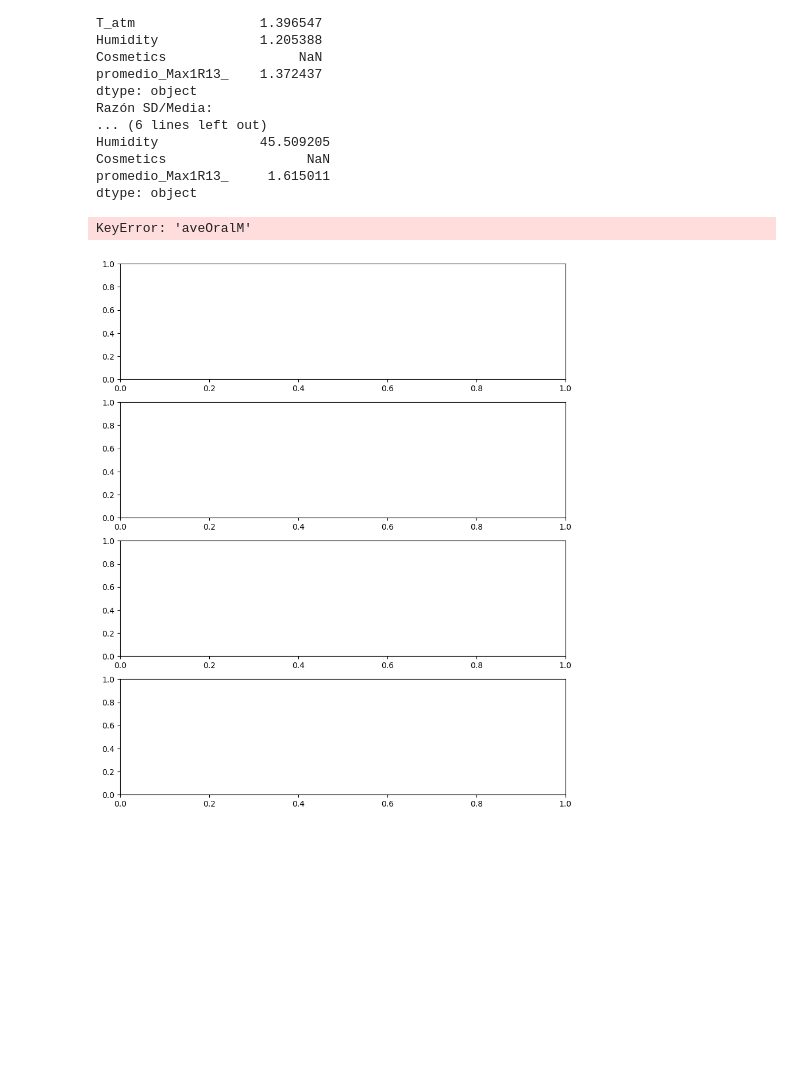
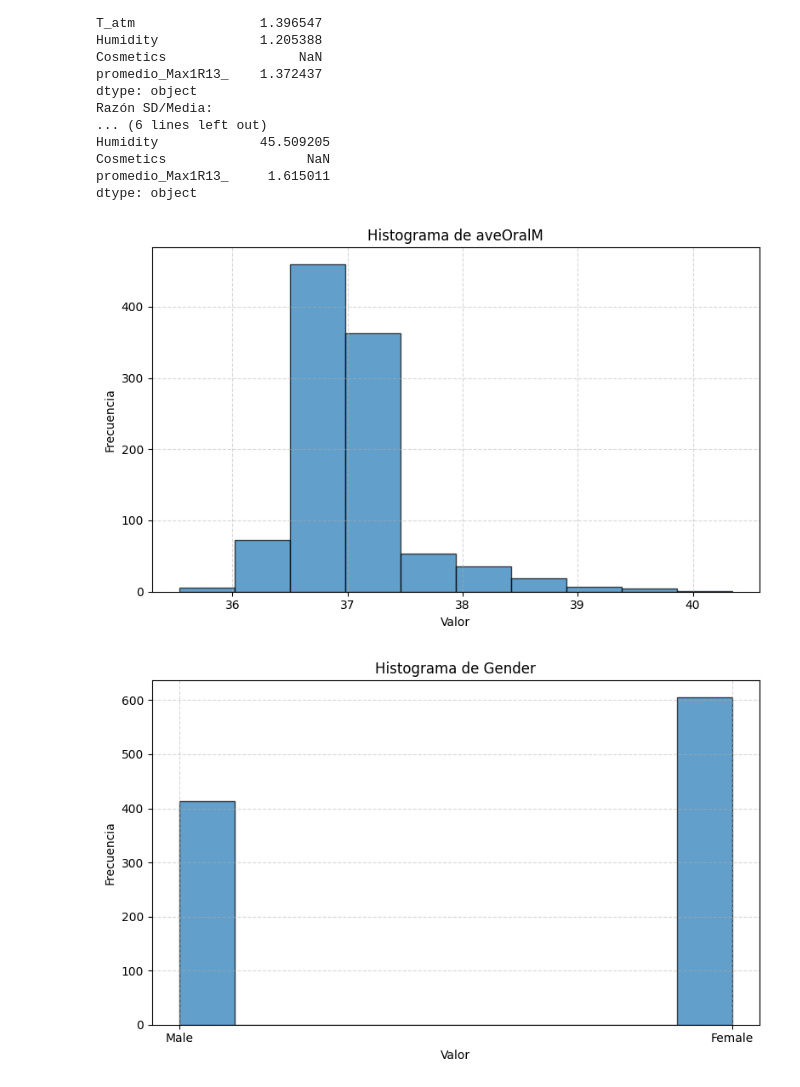
Before and after one commit to CarolinaTabordav/Proyecto-1-estad-stica, a Jupyter notebook: PROYECTO DE ESTADÍSTICA NOTEBOOK.ipynb, the cells around one changed output. Saved outputs shown, nothing was run; the diff lists cells and outputs as text; code cells hidden in the pictures; blank space fills up the shorter version.

Commit message:
histograma y caja de bigotes

```diff
--- a/PROYECTO DE ESTADÍSTICA NOTEBOOK.ipynb
+++ b/PROYECTO DE ESTADÍSTICA NOTEBOOK.ipynb
@@ -190,27 +190,37 @@ print("Outliers encontrados en list_7:", outliers_8)
 print("¿Hay datos atípicos en list_7?", hay_atipicos_8)
 print("Cantidad de datos atípicos en list_7:", cantidad_8)
 # %%
-#Histogramas
-fig, ax = plt.subplots(4, 1, figsize=(10, 12))
 
-ax[0].hist(df['aveOralM'], bins=10, color='skyblue', edgecolor='black')
-ax[0].set_xlabel("aveOralM")
-ax[0].set_ylabel("Frecuencia")
+import matplotlib.pyplot as plt
 
-ax[1].hist(df['T_atm'], bins=10, color='lightgreen', edgecolor='black')
-ax[1].set_xlabel("T_atm (°C)")
-ax[1].set_ylabel("Frecuencia")
+def graficar_histograma(datos, bins=10, titulo="Histograma", xlabel="Valor", ylabel="Frecuencia"):
+    """
+    Grafica un histograma a partir de una lista de datos.
 
-ax[2].hist(df['Humidity'], bins=10, color='salmon', edgecolor='black')
-ax[2].set_xlabel("Humidity")
-ax[2].set_ylabel("Frecuencia")
+    Parámetros:
+    - datos: lista de valores numéricos
+    - bins: número de divisiones del histograma (por defecto 10)
+    - titulo: título del gráfico
+    - xlabel: etiqueta del eje X
+    - ylabel: etiqueta del eje Y
+    """
+    plt.figure(figsize=(8, 5))
+    plt.hist(datos, bins=bins, edgecolor='black', alpha=0.7)
+    plt.title(titulo)
+    plt.xlabel(xlabel)
+    plt.ylabel(ylabel)
+    plt.grid(True, linestyle='--', alpha=0.5)
+    plt.tight_layout()
+    plt.show()
 
-ax[3].hist(df['Promedio_Max1R13_'], bins=10, color='plum', edgecolor='black')
-ax[3].set_xlabel("Promedio_Max1R13_")
-ax[3].set_ylabel("Frecuencia")
-
-plt.tight_layout()
-plt.show()
+graficar_histograma(list_1, bins=10, titulo="Histograma de aveOralM")
+graficar_histograma(list_2, bins=10, titulo="Histograma de Gender")
+graficar_histograma(list_3, bins=10, titulo="Histograma de Age")
+graficar_histograma(list_4, bins=10, titulo="Histograma de Ethnicity")
+graficar_histograma(list_5, bins=10, titulo="Histograma de T_atm")
+graficar_histograma(list_6, bins=10, titulo="Histograma de Humidity")
+graficar_histograma(list_7, bins=10, titulo="Histograma de Cosmetics")
+graficar_histograma(list_8, bins=10, titulo="Histograma de promedio de Max1R13_")
 # %% [output]
-KeyError: 'aveOralM'
-[figure, old version]
+[figure, new version]
+[figure, added]
```
Also changed, not shown: parts of 2 cells of this notebook.
